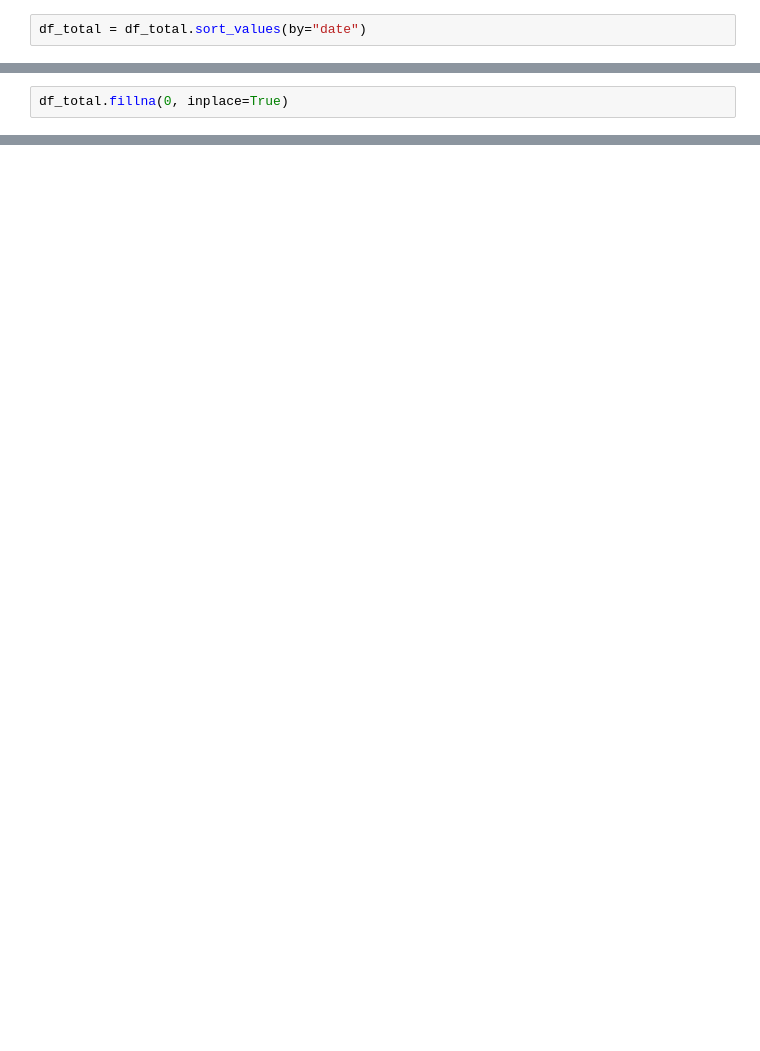
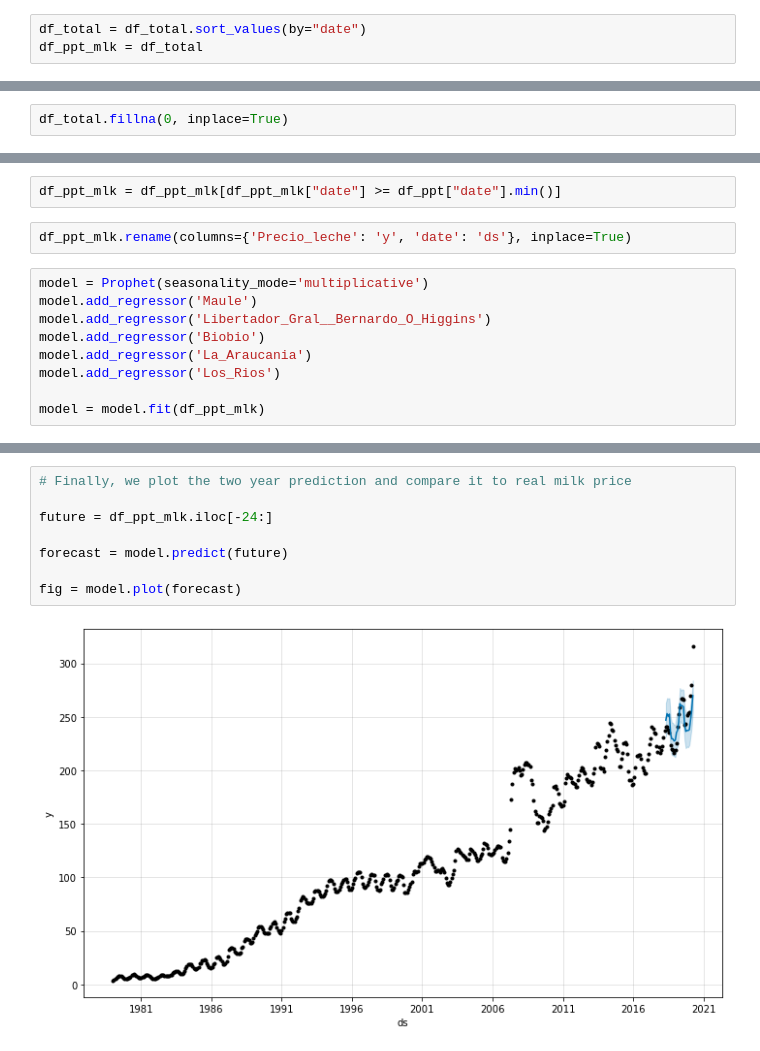
Before and after one commit to maramir6/spike_challenge, a Jupyter notebook: desafio.ipynb, the cells around one changed output, grey strips where cells are left out. Cells and saved outputs as stored; diff of their text form; blank space fills up the shorter version.

```diff
--- a/desafio.ipynb
+++ b/desafio.ipynb
@@ -224,6 +197,7 @@ df_bcn["Mes"] = df_bcn['Periodo'].dt.month
 df_total = pd.merge(df_ppt, df_mlk,  how='left', left_on=['year','month'], right_on = ['Anio','Mes'])
 # %%
 df_total = df_total.sort_values(by="date")
+df_ppt_mlk = df_total
 # %%
 # Drop duplicated columns, because we already have "year", "month"
 df_total.drop(columns=["Anio", "Mes"], inplace=True)
@@ -500,0 +504,13 @@ df_p.head(30)
+# %%
+df_ppt_mlk = df_ppt_mlk[df_ppt_mlk["date"] >= df_ppt["date"].min()]
+# %%
+df_ppt_mlk.rename(columns={'Precio_leche': 'y', 'date': 'ds'}, inplace=True)
+# %%
+model = Prophet(seasonality_mode='multiplicative')
+model.add_regressor('Maule')
+model.add_regressor('Libertador_Gral__Bernardo_O_Higgins')
+model.add_regressor('Biobio')
+model.add_regressor('La_Araucania')
+model.add_regressor('Los_Rios')
+
+model = model.fit(df_ppt_mlk)
@@ -500,0 +553,10 @@ df_p.head(30)
+# %%
+# Finally, we plot the two year prediction and compare it to real milk price
+
+future = df_ppt_mlk.iloc[-24:]
+
+forecast = model.predict(future)
+
+fig = model.plot(forecast)
+# %% [output]
+[figure, added]
```
Also changed, not shown: parts of 42 cells of this notebook.
